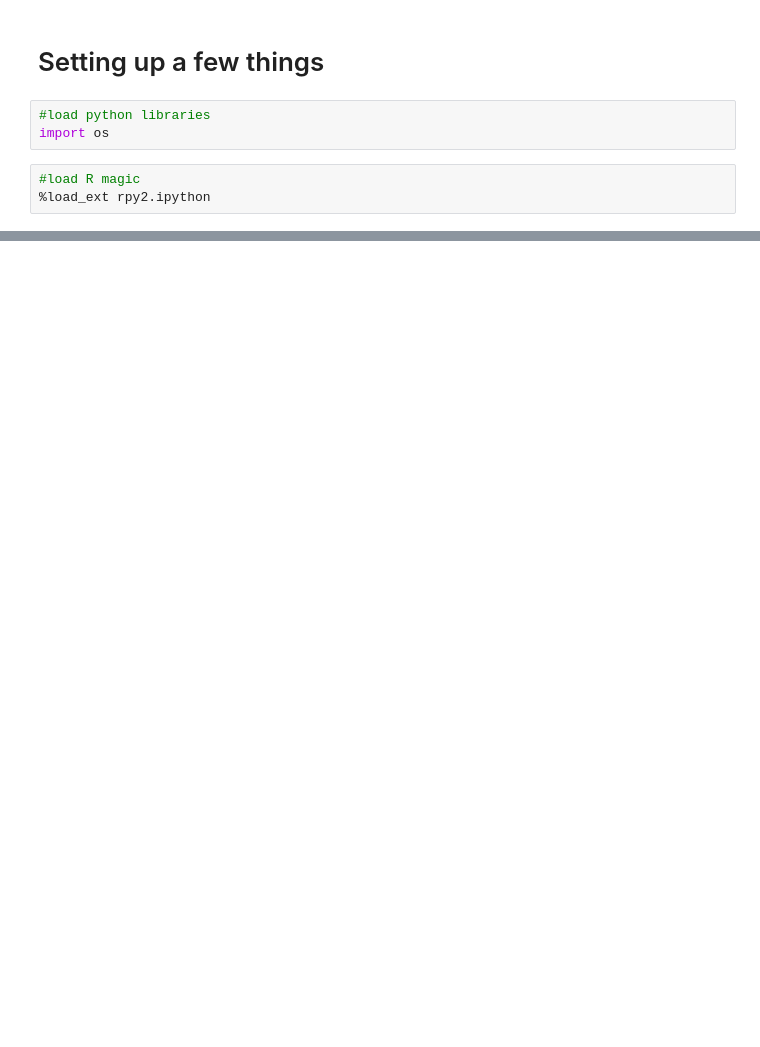
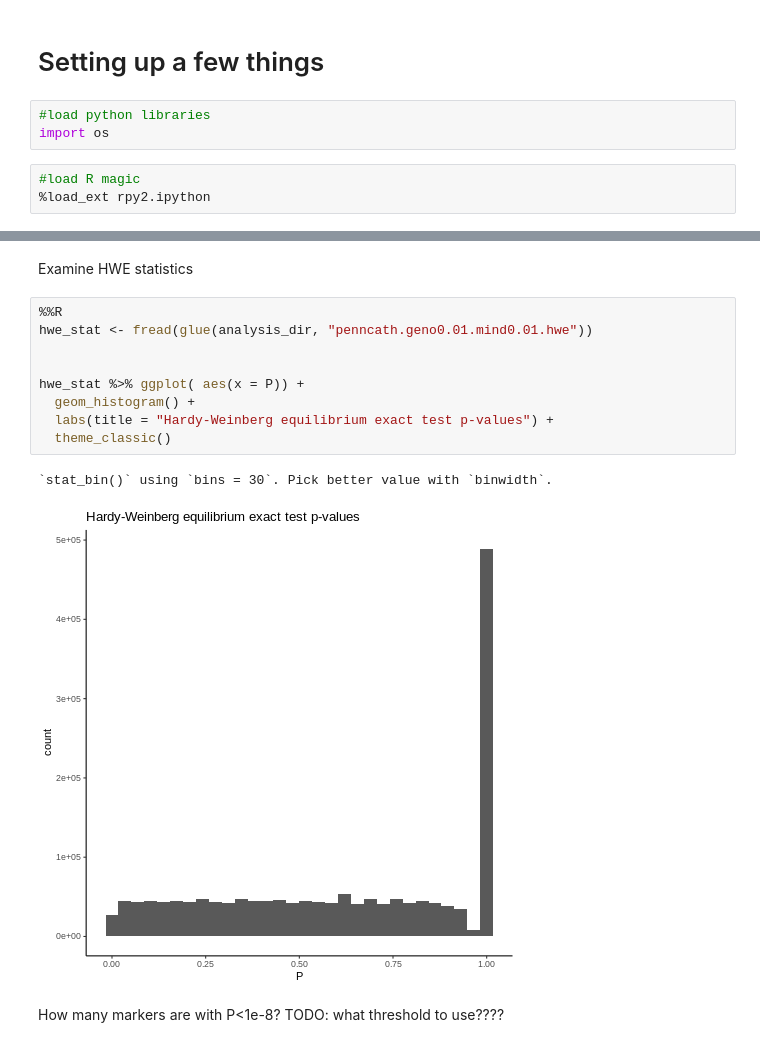
Before and after one commit to DCEG-workshops/statgen_workshop_tutorial, a Jupyter notebook: src/02_qc.ipynb, the cells around one changed output, grey strips where cells are left out. Saved outputs shown, nothing was run; the diff lists cells and outputs as text; blank space fills up the shorter version.

```diff
--- a/src/02_qc.ipynb
+++ b/src/02_qc.ipynb
@@ -51,0 +294,17 @@ print(analysis_dir)
+# %% [markdown]
+Examine HWE statistics
+# %%
+%%R
+hwe_stat <- fread(glue(analysis_dir, "penncath.geno0.01.mind0.01.hwe"))
+
+
+hwe_stat %>% ggplot( aes(x = P)) +
+  geom_histogram() +
+  labs(title = "Hardy-Weinberg equilibrium exact test p-values") +
+  theme_classic()
+# %% [output]
+`stat_bin()` using `bins = 30`. Pick better value with `binwidth`.
+[figure, added]
+# %% [markdown]
+How many markers are with P<1e-8?
+TODO: what threshold to use????
```
Also changed, not shown: parts of 50 cells of this notebook.
